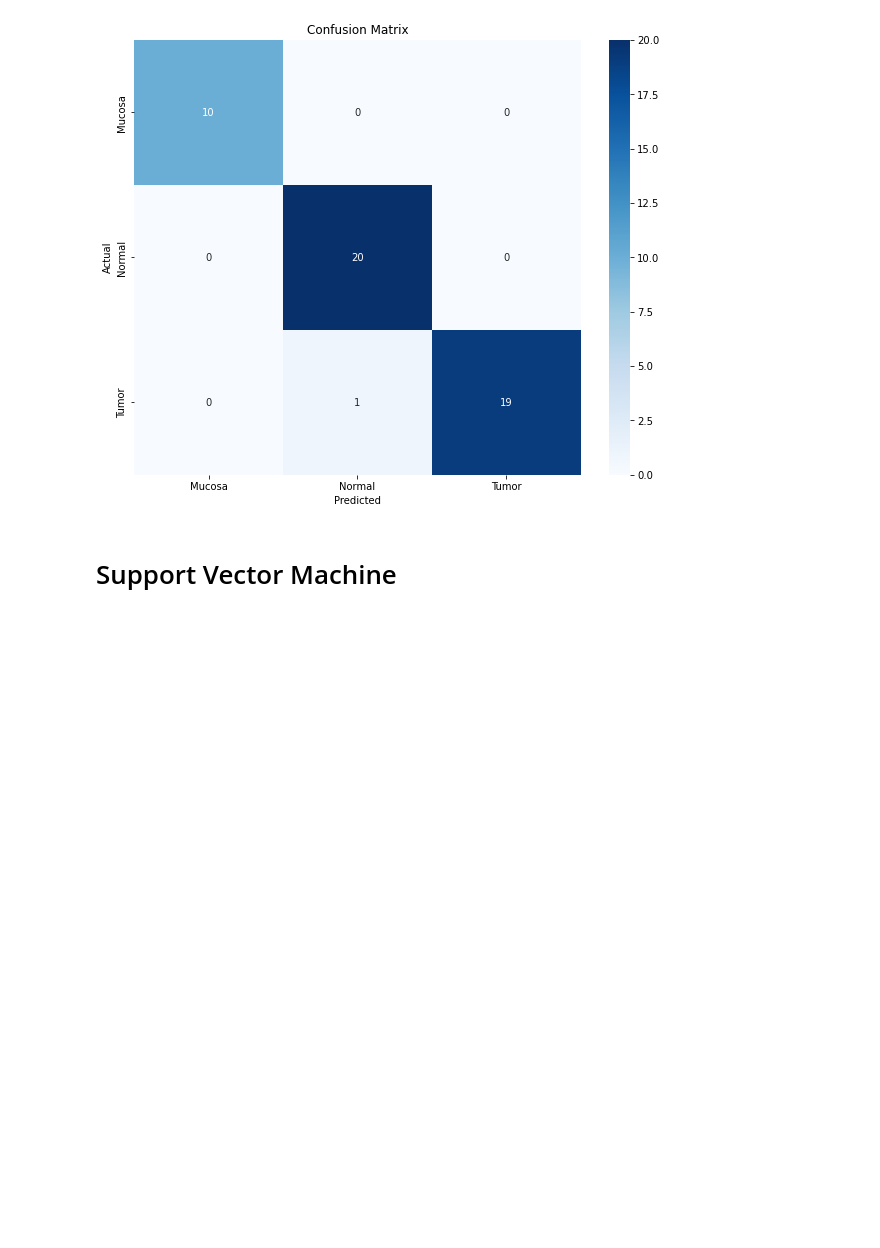
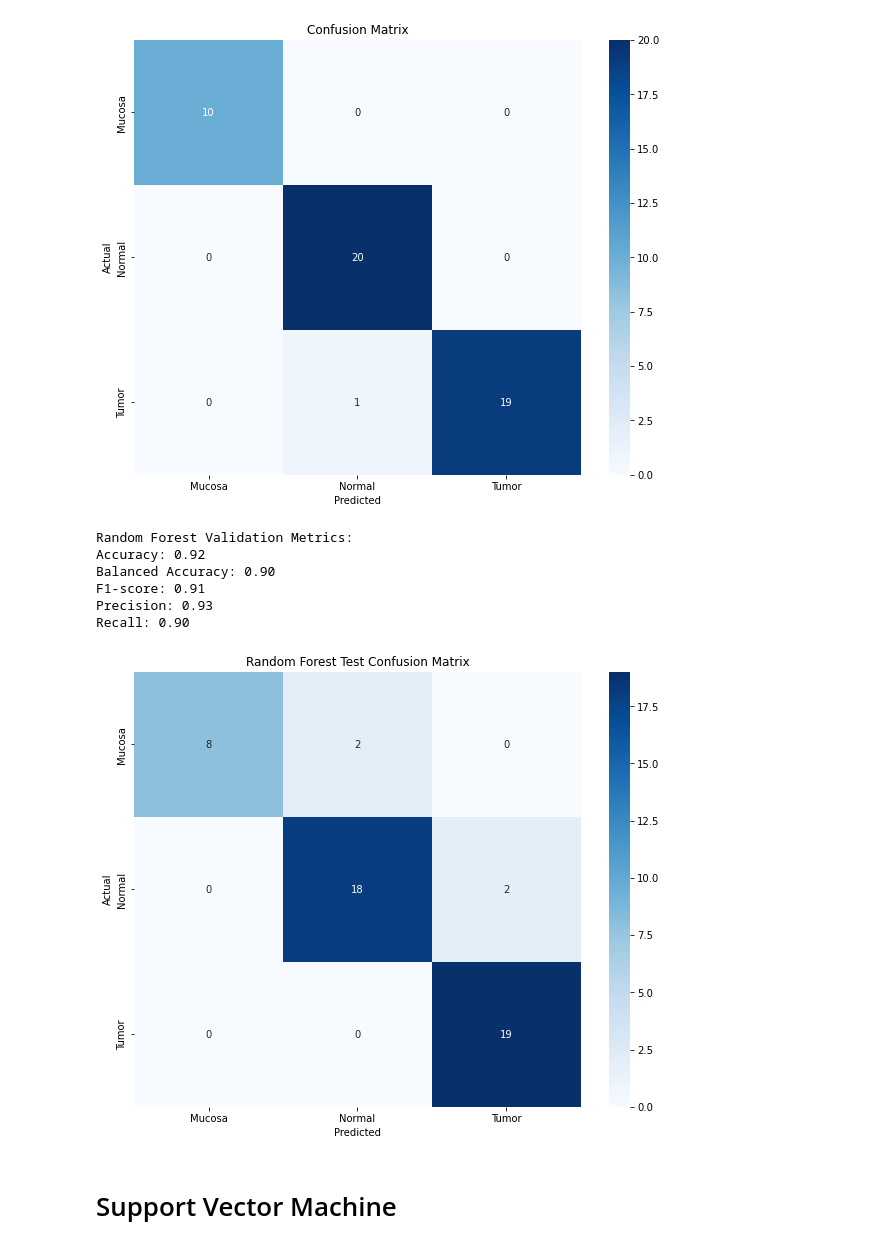
Before and after one commit to pritambera2000/BU_Bioinformatics, a Jupyter notebook: Notebooks/Cancer/Colorectal/colorectal_deg_feature_selection_lfc.ipynb, the cells around one changed output. Drawn from its saved outputs; the diff is of its cells as text; code cells hidden in the pictures; blank space fills up the shorter version.

Commit message:
Done validation using validation set

```diff
--- a/Notebooks/Cancer/Colorectal/colorectal_deg_feature_selection_lfc.ipynb
+++ b/Notebooks/Cancer/Colorectal/colorectal_deg_feature_selection_lfc.ipynb
@@ -179,6 +179,7 @@ print("Selected Features (Ensemble):", selected_features_ensemble)
 # Train the models with the ensemble-selected features
 X_train_ensemble = X_train_norm[:, [X_train.columns.get_loc(feat) for feat in selected_features_ensemble]]
 X_test_ensemble = X_test_norm[:, [X_test.columns.get_loc(feat) for feat in selected_features_ensemble]]
+X_val_ensemble = X_val_norm[:, [X_val.columns.get_loc(feat) for feat in selected_features_ensemble]]
 # %% [output]
 Selected Features (Ensemble): ['11717822_a_at', '11748513_x_at', '11723826_a_at', '11718414_s_at', '11720946_at', '11743172_a_at', '11723599_a_at', '11727088_a_at', '11724538_a_at', '11735833_a_at', ' ...
 # %%
@@ -245,6 +246,41 @@ Classification Report:
    macro avg       0.98      0.98      0.98        50
 weighted avg       0.98      0.98      0.98        50
 [figure]
+# %%
+# Evaluate the model performance on the validation set
+y_pred_val_rf = rf_clf.predict(X_val_ensemble)
+
+accuracy_val_rf = accuracy_score(y_val, y_pred_val_rf)
+balanced_accuracy_val_rf = balanced_accuracy_score(y_val, y_pred_val_rf)
+f1_val_rf = f1_score(y_val, y_pred_val_rf, average='macro')
+precision_val_rf = precision_score(y_val, y_pred_val_rf, average='macro')
+recall_val_rf = recall_score(y_val, y_pred_val_rf, average='macro')
+
+print("\nRandom Forest Validation Metrics:")
+print(f'Accuracy: {accuracy_val_rf:.2f}')
+print(f'Balanced Accuracy: {balanced_accuracy_val_rf:.2f}')
+print(f'F1-score: {f1_val_rf:.2f}')
+print(f'Precision: {precision_val_rf:.2f}')
+print(f'Recall: {recall_val_rf:.2f}')
+# %% [output]
+Random Forest Validation Metrics:
+Accuracy: 0.92
+Balanced Accuracy: 0.90
+F1-score: 0.91
+Precision: 0.93
+Recall: 0.90
+# %%
+# Plot the confusion matrix
+cm_test_rf = confusion_matrix(y_val, y_pred_val_rf)
+cm_df_test_rf = pd.DataFrame(cm_test_rf, index=labels, columns=labels)
+plt.figure(figsize=(10, 8))
+sns.heatmap(cm_df_test_rf, annot=True, cmap='Blues', fmt='g')
+plt.title('Random Forest Test Confusion Matrix')
+plt.xlabel('Predicted')
+plt.ylabel('Actual')
+plt.show()
+# %% [output]
+[figure, added]
 # %% [markdown]
 # Support Vector Machine
 # %%
```
Also changed, not shown: parts of 2 cells of this notebook.
